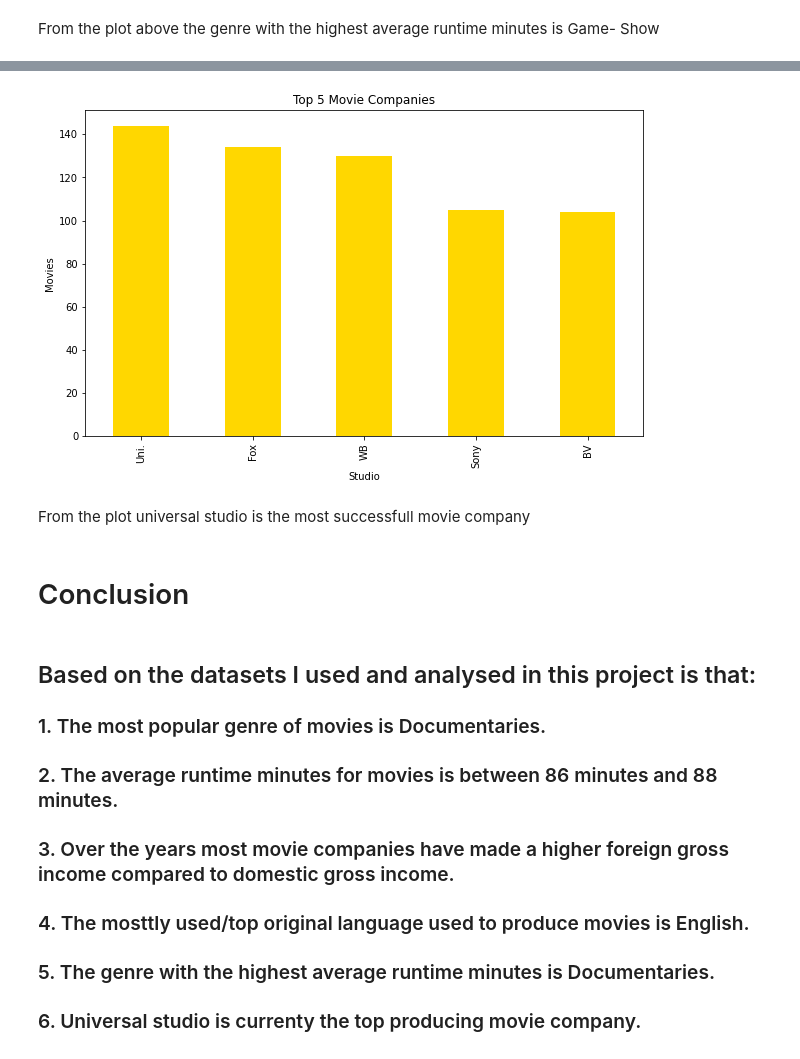
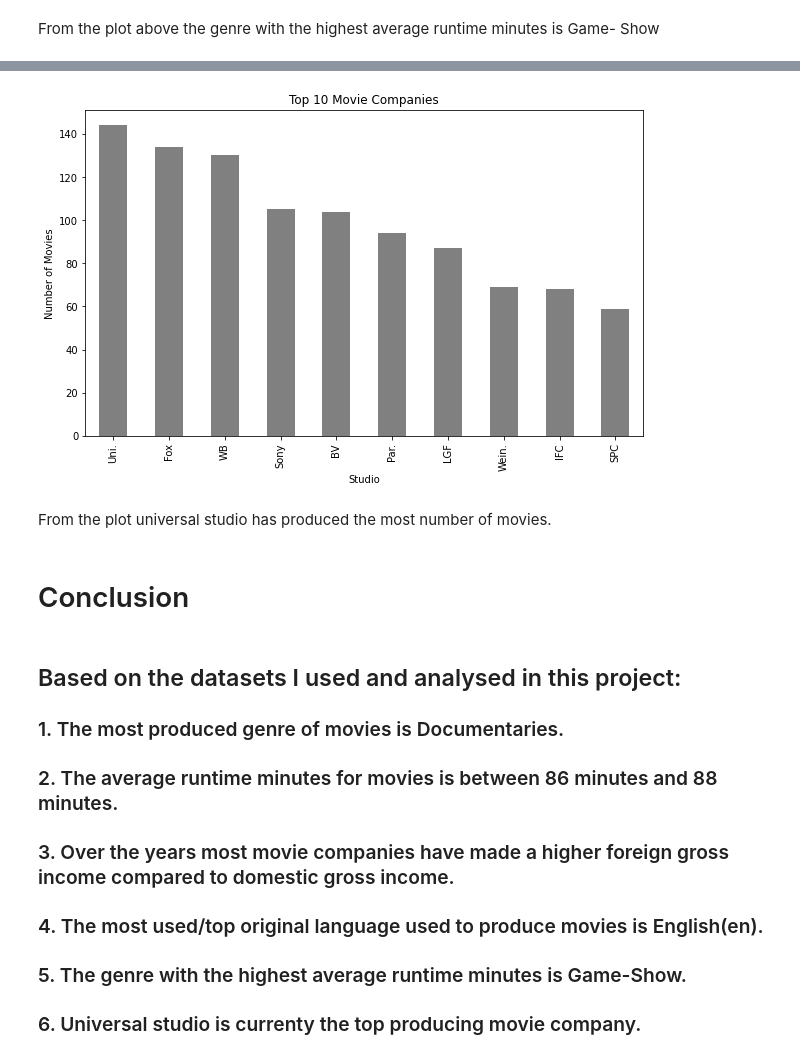
Before and after one commit to guddacandy/dsc-phase-1-project-v2-4, a Jupyter notebook: student.ipynb, the cells around one changed output, grey strips where cells are left out. Saved outputs shown, nothing was run; the diff lists cells and outputs as text; code cells hidden in the pictures.

```diff
--- a/student.ipynb
+++ b/student.ipynb
@@ -444,11 +449,0 @@ Changing foreign_gross column format to float
-# %%
-change_type = ['foreign_gross']
-
-# Convert the columns to strings and then replace commas (,) with empty strings ('')
-Budgets[change_type] = Budgets[change_type].astype(str).apply(lambda x: x.str.replace(',', ''))
-
-# Convert the columns to float
-Budgets[change_type] = Budgets[change_type].astype(float)
-
-# Check data types
-Budgets.dtypes
@@ -470,0 +450,13 @@ Budgets.head()
+# %%
+#Convert "foreign_gross" column to numeric, coercing errors to NaN
+Budgets["foreign_gross"] = pd.to_numeric(Budgets["foreign_gross"], errors="coerce")
+
+# Replace NaN values with 0 in "foreign_gross" column
+Budgets["foreign_gross"].replace(np.nan, 0, inplace=True)
+
+# Calculate Total_gross and add it as a new column
+Budgets["Total_gross"] = Budgets["foreign_gross"] + Budgets["domestic_gross"]
+
+# Display the updated DataFrame with the new "Total_gross" column
+print(Budgets["Total_gross"])
+Budgets.head()
@@ -880,4 +964,4 @@ From the plot above the genre with the highest average runtime minutes is Game-
 # %%
-Successful_companies =Budgets['studio'].value_counts()
-Successful_companies
+Most_movies_produced =Budgets['studio'].value_counts()
+Most_movies_produced
 # %% [output]
@@ -896,35 +980,35 @@ Name: studio, Length: 172, dtype: int64
 # %%
 # Plot a bar graph
 
 # Create a figure and axis object
 fig, ax = plt.subplots(figsize=(10, 6))
 
 # Plot the data on the specified axis as a horizontal bar plot
-Successful_companies.head().plot(kind ='bar', color = 'gold')
+Most_movies_produced.head(10).plot(kind='bar', color = 'grey', ax=ax)
 
 # Set the title, labels, and other formatting
-ax.set_title('Top 5 Movie Companies')
+ax.set_title('Top 10 Movie Companies')
 ax.set_xlabel('Studio')
-ax.set_ylabel('Movies')
+ax.set_ylabel('Number of Movies')
 
 # Display the plot
 plt.show()
 # %% [output]
-[figure, old version]
+[figure, new version]
 # %% [markdown]
-From the plot universal studio is the most successfull movie company
+From the plot universal studio has produced the most number of movies.
 # %% [markdown]
 # Conclusion
 # %% [markdown]
-## Based on the datasets I used and analysed in this project is that:
-### 1. The most popular genre of movies is Documentaries.
+## Based on the datasets I used and analysed in this project:
+### 1. The most produced genre of movies is Documentaries.
 
 ### 2. The average runtime minutes for movies is between 86 minutes and 88 minutes.
 
 ### 3. Over the years most movie companies have made a higher foreign gross income compared to domestic gross income.
 
-### 4. The mosttly used/top original language used to produce movies is English.
+### 4. The most used/top original language used to produce movies is English(en).
 
-### 5. The genre with the highest average runtime minutes is Documentaries.
+### 5. The genre with the highest average runtime minutes is Game-Show.
 
 ### 6. Universal studio is currenty the top producing movie company.
```
Also changed, not shown: parts of 34 cells of this notebook, 2 other files.
